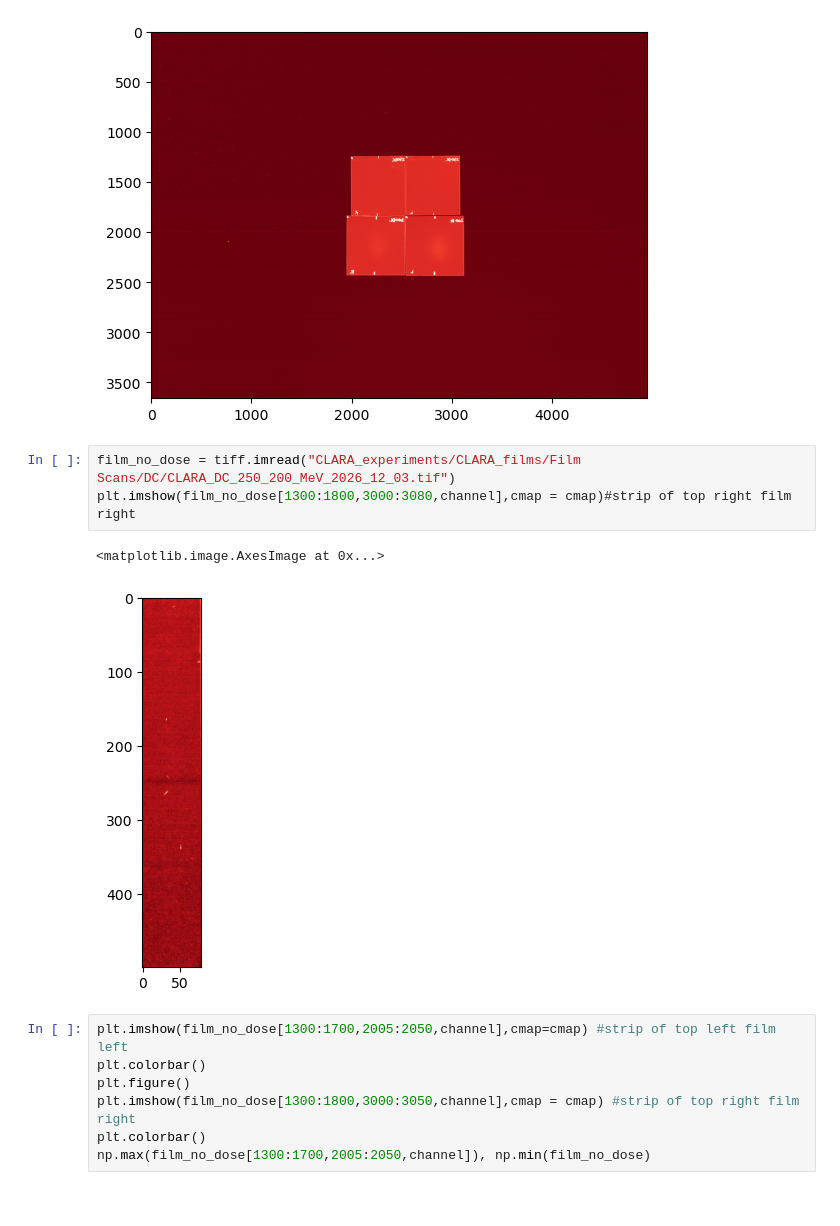
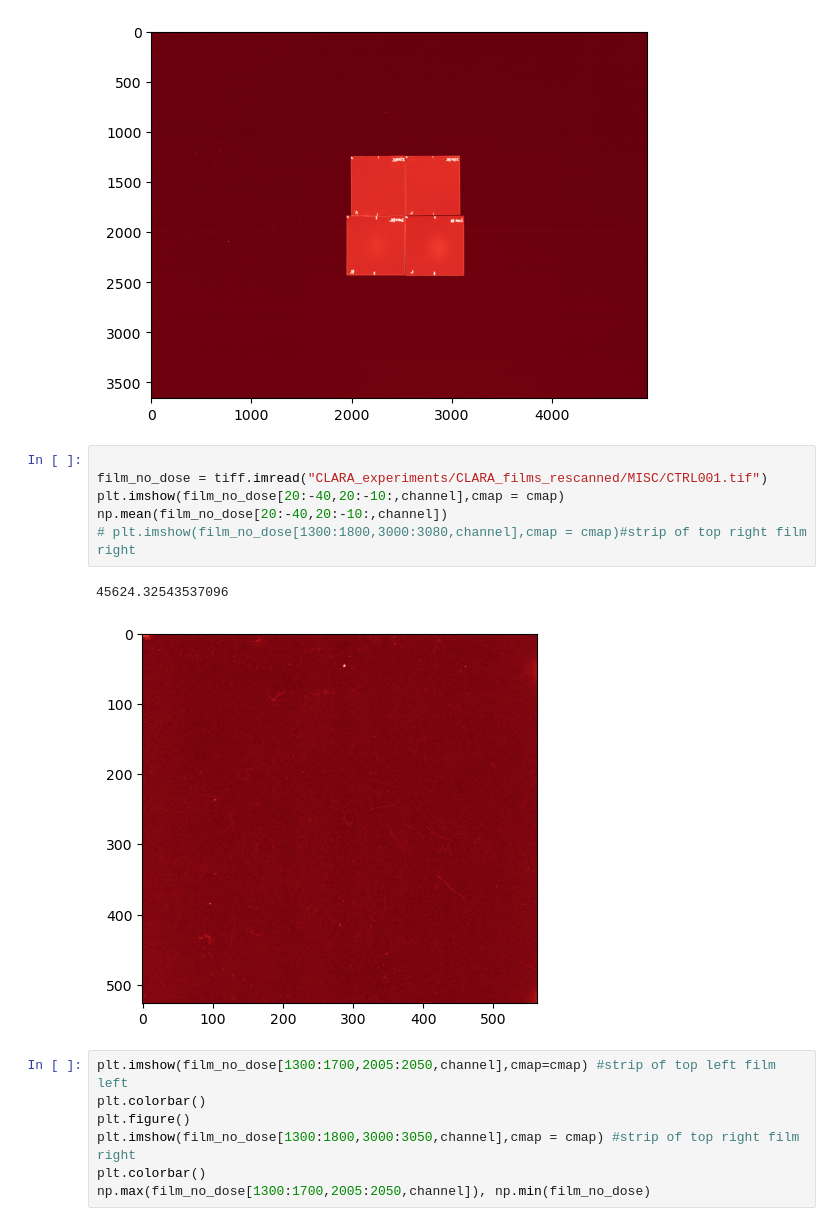
Before and after one commit to sabrinawaa/DPhil_Project, a Jupyter notebook: YAG_processing.ipynb, the cells around one changed output. Saved outputs shown, nothing was run; the diff lists cells and outputs as text.

```diff
--- a/YAG_processing.ipynb
+++ b/YAG_processing.ipynb
@@ -785,11 +808,14 @@ uint16
 <matplotlib.image.AxesImage at 0x...>
 [figure]
 # %%
-film_no_dose = tiff.imread("CLARA_experiments/CLARA_films/Film Scans/DC/CLARA_DC_250_200_MeV_2026_12_03.tif")
-plt.imshow(film_no_dose[1300:1800,3000:3080,channel],cmap = cmap)#strip of top right film right
+
+film_no_dose = tiff.imread("CLARA_experiments/CLARA_films_rescanned/MISC/CTRL001.tif")
+plt.imshow(film_no_dose[20:-40,20:-10:,channel],cmap = cmap)
+np.mean(film_no_dose[20:-40,20:-10:,channel])
+# plt.imshow(film_no_dose[1300:1800,3000:3080,channel],cmap = cmap)#strip of top right film right
 # %% [output]
-<matplotlib.image.AxesImage at 0x...>
+45624.32543537096
-[figure, old version]
+[figure, new version]
 # %%
 plt.imshow(film_no_dose[1300:1700,2005:2050,channel],cmap=cmap) #strip of top left film left
 plt.colorbar()
```
Also changed, not shown: parts of 5 cells of this notebook, 12 other files.
